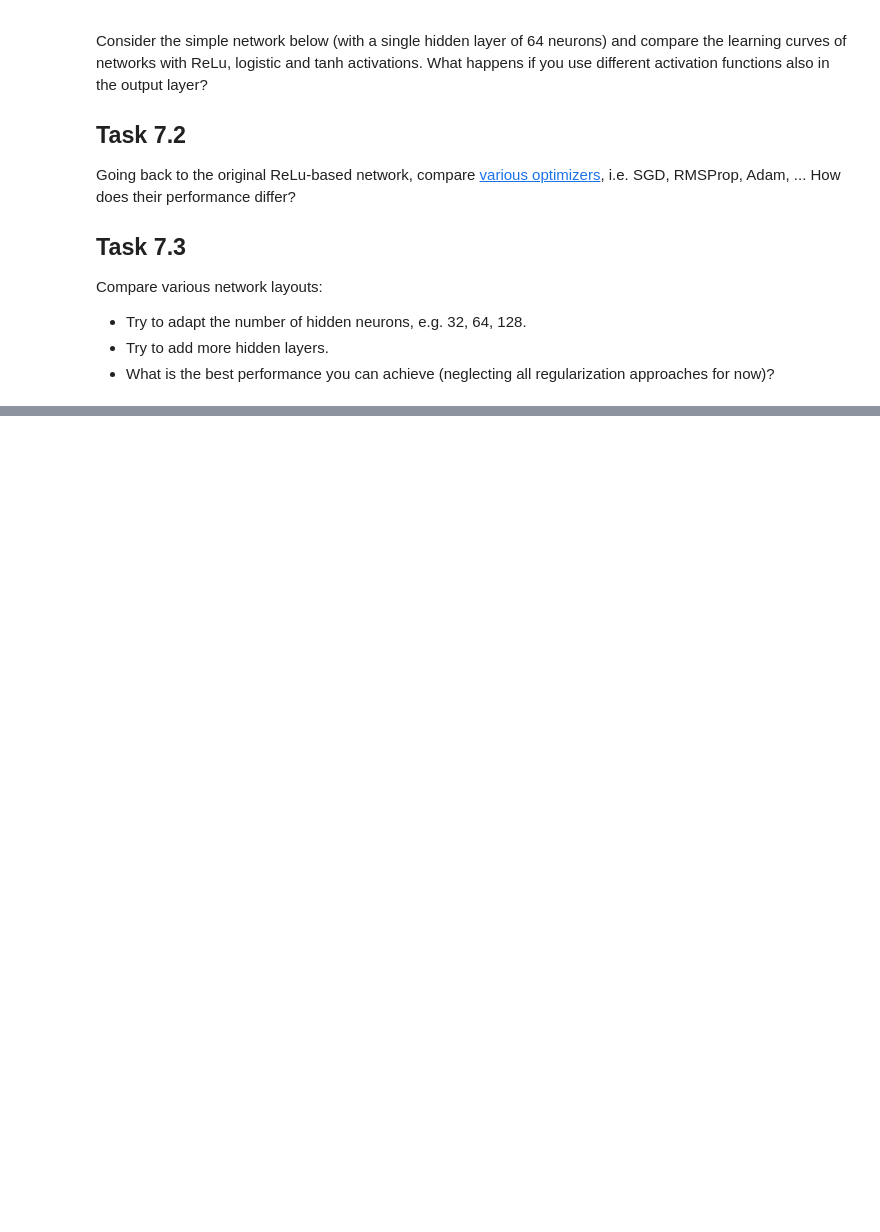
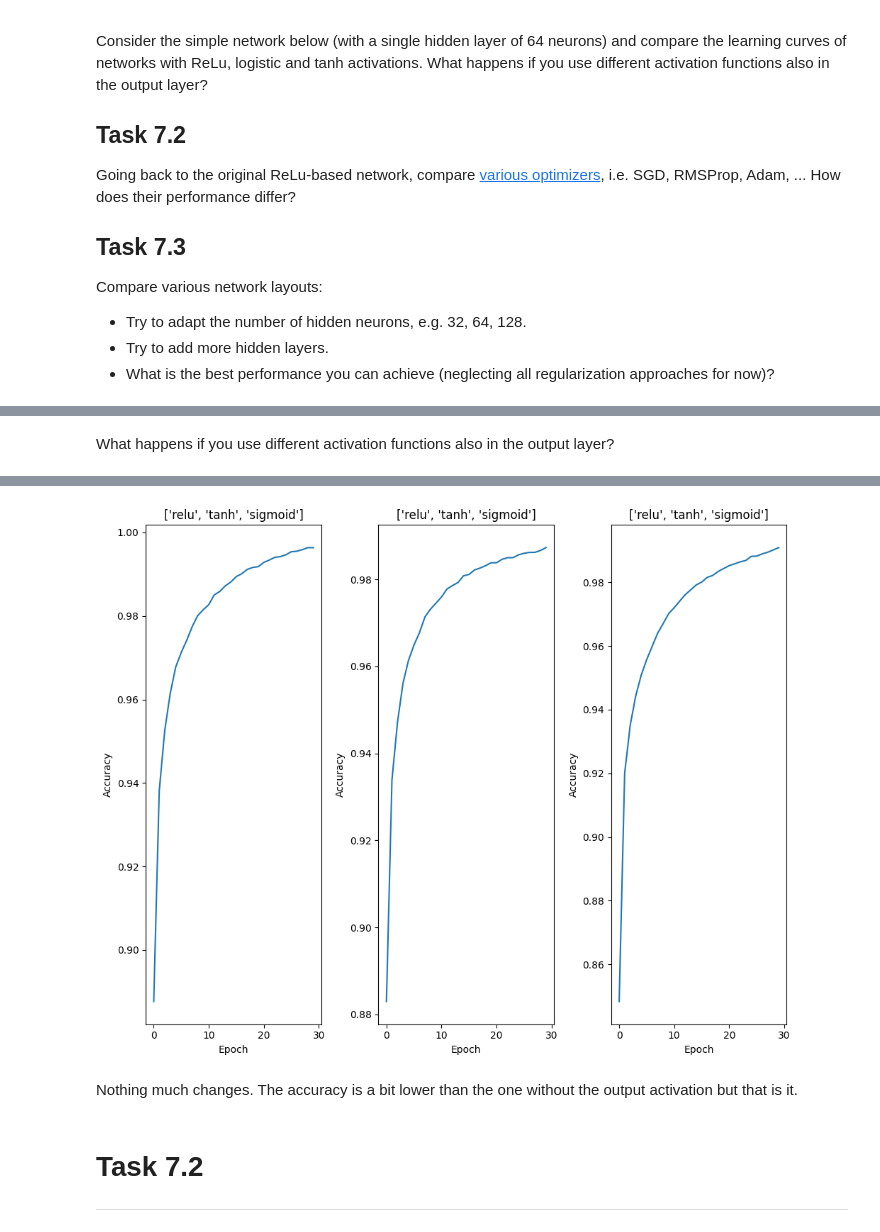
Before and after one commit to d3nnis2001/NeuralNetworks, a Jupyter notebook: a7.ipynb, the cells around one changed output, grey strips where cells are left out. Cells and saved outputs as stored; diff of their text form; code cells hidden in the pictures; blank space fills up the shorter version.

```diff
--- a/a7.ipynb
+++ b/a7.ipynb
@@ -57,0 +96,25 @@ history = model.fit(x_train, y_train, batch_size=100, epochs=3,
+# %% [markdown]
+What happens if you use different activation functions also in the output layer?
+# %%
+fig, axs = plt.subplots(1, 3, figsize=(10, 8))
+
+activation_functions = ["relu", "tanh", "sigmoid"]
+counter = 0
+
+for i in activation_functions:
+    model = models.Sequential()
+    model.add(layers.Dense(64, activation=i, input_shape=(28 * 28,)))
+    model.add(layers.Dense(10, activation=i))
+    model.compile(optimizer=keras.optimizers.RMSprop(),loss=keras.losses.SparseCategoricalCrossentropy(from_logits=True),
+            metrics=['sparse_categorical_accuracy'])
+    history = model.fit(x_train, y_train, batch_size=100, epochs=30, validation_data=(x_val, y_val), verbose=0)
+
+    axs[counter].plot(history.history['sparse_categorical_accuracy'])
+    axs[counter].set_title(activation_functions)
+    axs[counter].set_xlabel('Epoch')
+    axs[counter].set_ylabel('Accuracy')
+    counter += 1
+
+fig.tight_layout()
+plt.show()
+# %% [output]
@@ -57,0 +127,6 @@ history = model.fit(x_train, y_train, batch_size=100, epochs=3,
+[figure, added]
+# %% [markdown]
+Nothing much changes. The accuracy is a bit lower than the one without the output activation but that is it.
+# %% [markdown]
+# Task 7.2
+---
```
Also changed, not shown: parts of 11 cells of this notebook.
